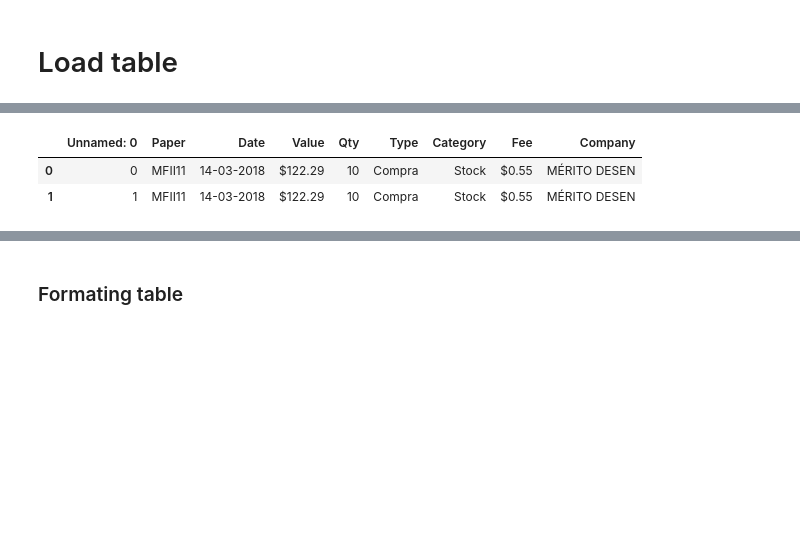
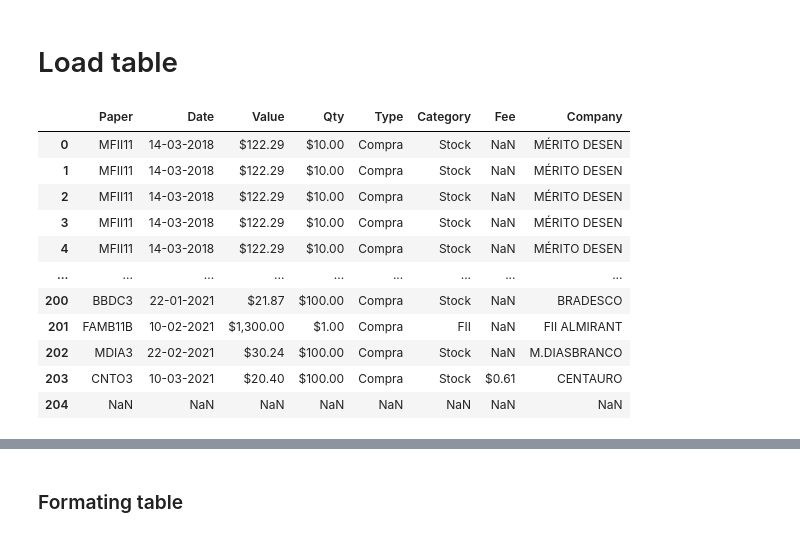
Before and after one commit to engdoreis/Finances, a Jupyter notebook: Finances.ipynb, the cells around one changed output, grey strips where cells are left out. Cells and saved outputs as stored; diff of their text form; code cells hidden in the pictures; blank space fills up the shorter version.

```diff
--- a/Finances.ipynb
+++ b/Finances.ipynb
@@ -8,33 +8,44 @@ import pandas as pd
 pd.options.display.float_format = '${:,.2f}'.format
 root = 'd:/'
 
 try:
     from google.colab import auth
     from google.colab import drive
     import gspread
     from oauth2client.client import GoogleCredentials
 
     auth.authenticate_user()
-
     gc = gspread.authorize(GoogleCredentials.get_application_default())
 
     worksheet = gc.open('operations').sheet1
     # get_all_values gives a list of rows.
     rows = worksheet.get_all_values()
 
     df = pd.DataFrame.from_records(rows[1:], coerce_float=True)
 
     drive.mount('/content/gdrive')
     %cd gdrive/My Drive/
     !rm -rf github
     !mkdir github
     !cd github && git clone https://github.com/dr315/Finances.git
     %run github/Finances/FinanceTools
     !pip install yfinance
 except:
-    df = pd.read_csv(root + '/Investing/operations.csv')
+    df = pd.read_csv(root + '/Investing/operations_3.csv')
     %run FinanceTools
     # df = pd.read_csv(/operations2021.tsv', delimiter='\t', thousands=',', decimal='.')
 
-display(df.head(2))
+# display(df)
 # %% [output]
+|  | Paper | Date | Value | Qty | Type | Category | Fee | Company |
+| 0 | MFII11 | 14-03-2018 | $122.29 | $10.00 | Compra | Stock | NaN | MÉRITO DESEN |
+| 1 | MFII11 | 14-03-2018 | $122.29 | $10.00 | Compra | Stock | NaN | MÉRITO DESEN |
+| 2 | MFII11 | 14-03-2018 | $122.29 | $10.00 | Compra | Stock | NaN | MÉRITO DESEN |
+| 3 | MFII11 | 14-03-2018 | $122.29 | $10.00 | Compra | Stock | NaN | MÉRITO DESEN |
+| 4 | MFII11 | 14-03-2018 | $122.29 | $10.00 | Compra | Stock | NaN | MÉRITO DESEN |
+| ... | ... | ... | ... | ... | ... | ... | ... | ... |
+| 200 | BBDC3 | 22-01-2021 | $21.87 | $100.00 | Compra | Stock | NaN | BRADESCO |
+| 201 | FAMB11B | 10-02-2021 | $1,300.00 | $1.00 | Compra | FII | NaN | FII ALMIRANT |
+| 202 | MDIA3 | 22-02-2021 | $30.24 | $100.00 | Compra | Stock | NaN | M.DIASBRANCO |
+| 203 | CNTO3 | 10-03-2021 | $20.40 | $100.00 | Compra | Stock | $0.61 | CENTAURO |
+| 204 | NaN | NaN | NaN | NaN | NaN | NaN | NaN | NaN |
@@ -54,6 +53,3 @@ Requirement already satisfied: urllib3<1.27,>=1.21.1 in c:\users\douglas reis\ap
-|  | Unnamed: 0 | Paper | Date | Value | Qty | Type | Category | Fee | Company |
-| 0 | 0 | MFII11 | 14-03-2018 | $122.29 | 10 | Compra | Stock | $0.55 | MÉRITO DESEN |
-| 1 | 1 | MFII11 | 14-03-2018 | $122.29 | 10 | Compra | Stock | $0.55 | MÉRITO DESEN |
 # %%
 
 # df.drop(df.iloc[:, 7:], inplace = True, axis = 1)
```
Also changed, not shown: parts of 22 cells of this notebook, 1 other file.
